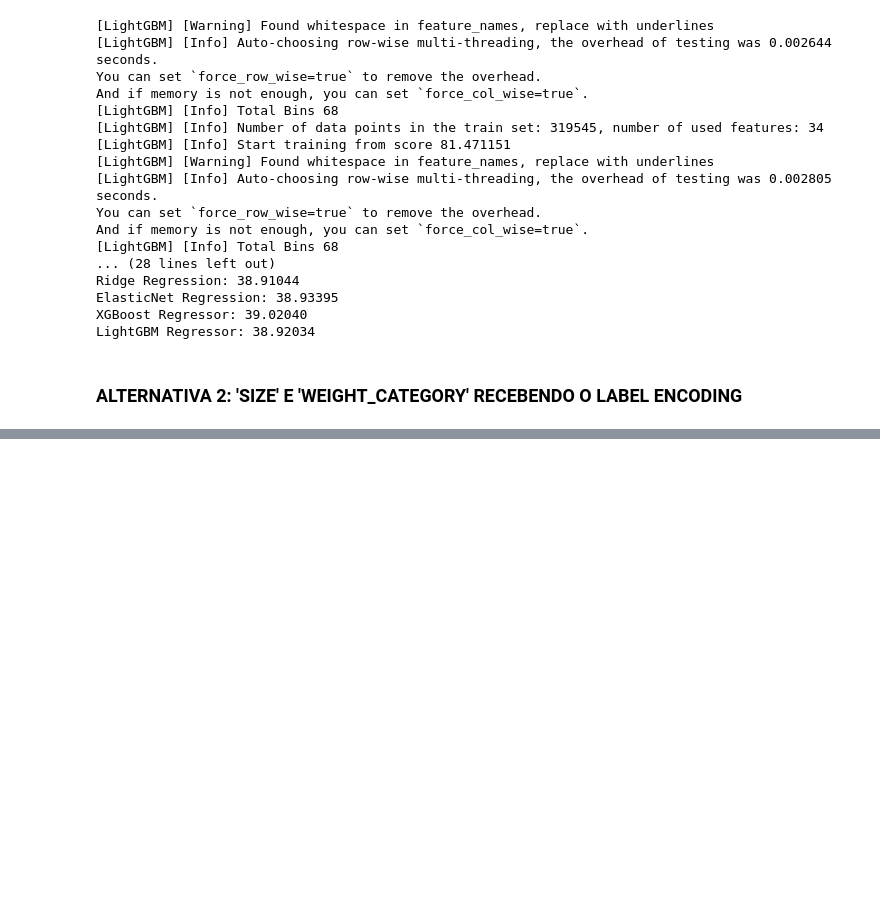
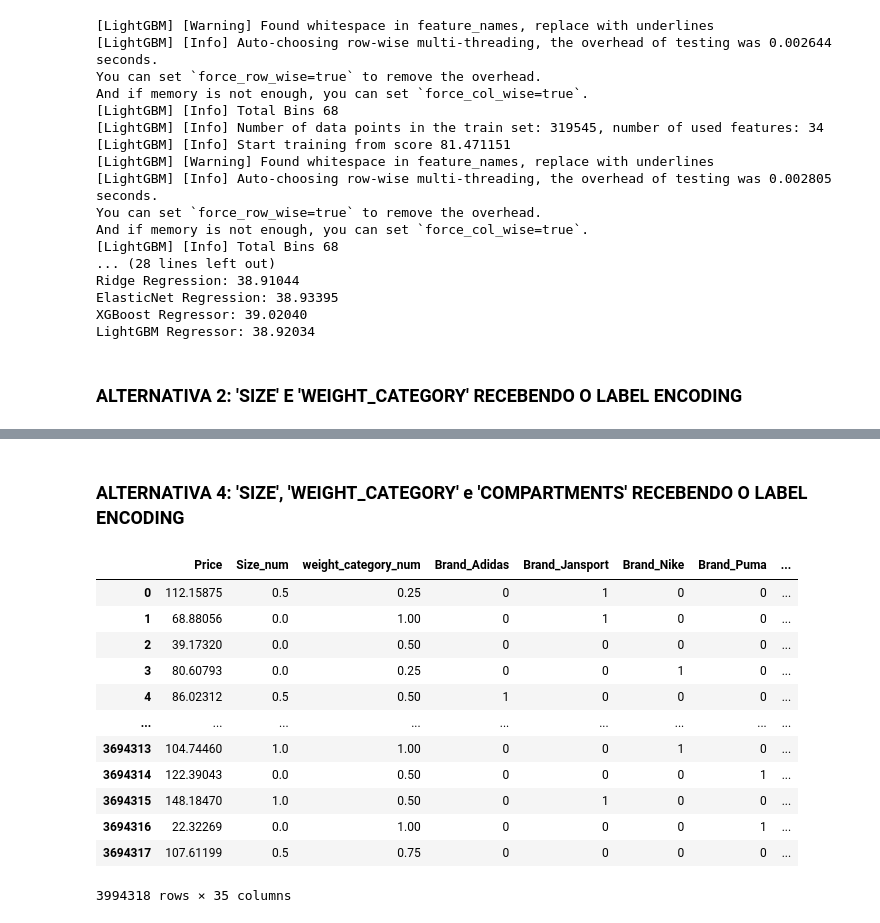
Before and after one commit to JulianoOrlandi/Kaggle_Backpack_Prediction_Challenge, a Jupyter notebook: notebooks/20_02_25.ipynb, the cells around one changed output, grey strips where cells are left out. Saved outputs shown, nothing was run; the diff lists cells and outputs as text; code cells hidden in the pictures; blank space fills up the shorter version.

```diff
--- a/notebooks/20_02_25.ipynb
+++ b/notebooks/20_02_25.ipynb
@@ -436,0 +624,12 @@ avaliar_modelos(df_prep, 'Price', 0.1)
+# %%
+# Carregamento do dataset de treino e o extra
+df_train = pd.read_csv("../data/train.csv")
+df_extra = pd.read_csv("../data/training_extra.csv")
+df = pd.concat([df_train, df_extra], axis=0)
+df = df.drop(columns='id')
+# %%
+df_prep = data_preparation_4(df)
+# %%
+# Avaliar a relevância das colunas para o target e excluir as colunas sem relevância
+cols_to_exclude = avaliar_relevancia_colunas(df_prep)
+df_prep = df_prep.drop(columns=cols_to_exclude)
@@ -436,0 +657,2 @@ avaliar_modelos(df_prep, 'Price', 0.1)
+# %% [markdown]
+### ALTERNATIVA 4: 'SIZE', 'WEIGHT_CATEGORY' e 'COMPARTMENTS' RECEBENDO O LABEL ENCODING
@@ -436,0 +727,23 @@ avaliar_modelos(df_prep, 'Price', 0.1)
+# %%
+# Carregamento do dataset de treino e o extra
+df_train = pd.read_csv("../data/train.csv")
+df_extra = pd.read_csv("../data/training_extra.csv")
+df = pd.concat([df_train, df_extra], axis=0)
+df = df.drop(columns='id')
+# %%
+df_prep = data_preparation_5(df)
+df_prep
+# %% [output]
+|  | Price | Size_num | weight_category_num | Brand_Adidas | Brand_Jansport | Brand_Nike | Brand_Puma | ... |
+| 0 | 112.15875 | 0.5 | 0.25 | 0 | 1 | 0 | 0 | ... |
+| 1 | 68.88056 | 0.0 | 1.00 | 0 | 1 | 0 | 0 | ... |
+| 2 | 39.17320 | 0.0 | 0.50 | 0 | 0 | 0 | 0 | ... |
+| 3 | 80.60793 | 0.0 | 0.25 | 0 | 0 | 1 | 0 | ... |
+| 4 | 86.02312 | 0.5 | 0.50 | 1 | 0 | 0 | 0 | ... |
+| ... | ... | ... | ... | ... | ... | ... | ... | ... |
+| 3694313 | 104.74460 | 1.0 | 1.00 | 0 | 0 | 1 | 0 | ... |
+| 3694314 | 122.39043 | 0.0 | 0.50 | 0 | 0 | 0 | 1 | ... |
+| 3694315 | 148.18470 | 1.0 | 0.50 | 0 | 1 | 0 | 0 | ... |
+| 3694316 | 22.32269 | 0.0 | 1.00 | 0 | 0 | 0 | 1 | ... |
+| 3694317 | 107.61199 | 0.5 | 0.75 | 0 | 0 | 0 | 0 | ... |
+3994318 rows × 35 columns
```
Also changed, not shown: parts of 14 cells of this notebook, 33 other files.
